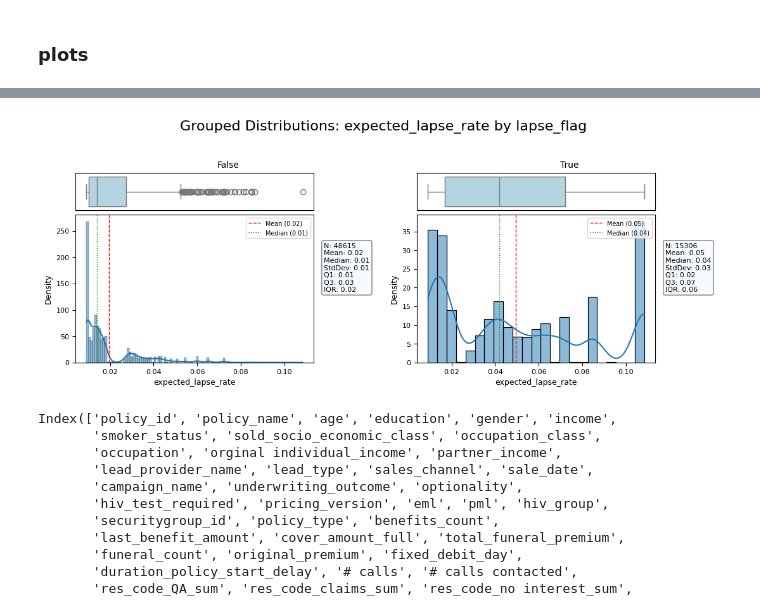
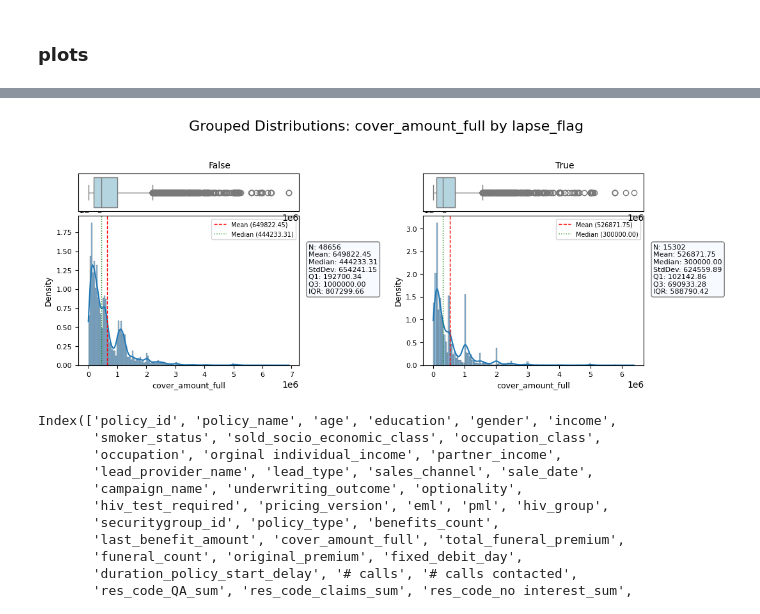
Before and after one commit to Christine-H-code/LapseRate_modeling, a Jupyter notebook: EDA.ipynb, the cells around one changed output, grey strips where cells are left out. Saved outputs shown, nothing was run; the diff lists cells and outputs as text; code cells hidden in the pictures.

```diff
--- a/EDA.ipynb
+++ b/EDA.ipynb
@@ -1256,6 +1333,8 @@ near_f.null_df
 near_f.df[['total_funeral_premium','funeral_count','res_code_update_sum','res_code_sale_sum','res_code_payment_sum','res_code_other_sum','res_code_claims_sum',
                        'res_code_QA_sum','# calls contacted']]=near_f.df[['total_funeral_premium','funeral_count','res_code_update_sum','res_code_sale_sum','res_code_payment_sum','res_code_other_sum','res_code_claims_sum',
                        'res_code_QA_sum','# calls contacted']].fillna(0)
+# %%
+near_f.df.drop(columns=['payment_profile','occupation_class','has_been_recaptured','reason','underwriting_outcome','lead_provider_name','lead_type','occupation','expected_lapse_rate','hiv_group','hiv_test_required'],inplace=True)
 # %%
 near_f.uniq_df
 # %% [output]
@@ -1507,0 +1607,2 @@ plt.show()
+# %%
+value_col ='campaign_name'
@@ -1508,11 +1616,11 @@ plt.show()
 # %%
 #num_cols= ['age'# 'income'#'current individual_income'# 'orginal individual_income'#'partner_income'#  '# calls'# '# calls contacted'#'res_code_QA_sum'# 'res_code_claims_sum'# 'res_code_other_sum'#  'res_code_payment_sum'# 'res_code_sale_sum'# 'res_code_update_sum'#'benefits_count'#'original_premium'#'premium'# 'last_main_premium'# 'prev_premium'# 'last premium amount due'# '* policy start delay months'# '* policy duration months'# 'duration to anniversary'#'cover_amount_full'# 'last_benefit_amount'#'total_funeral_premium'# 'funeral_count'# '# anniversaries'# 'eml'# 'pml'#'number_of_collection_attempts'# 'number_of_successful_collections'# 'total_collected'# 'net_collected'# 'payment_method_DebiCheck_sum'#'payment_method_EFT_sum'# 'payment_method_Pre Fund_sum'# 'payment rate'#'# claims'# 'expected_lapse_rate'],
 
-value_col =  'expected_lapse_rate'
+
 catgory_col='lapse_flag'
 plot_grouped_distributions(near_f.df, value_col, category_col=catgory_col,cat_list = [], main_title="Grouped Distributions")
 # %% [output]
-[figure, old version]
+[figure, new version]
 # %%
 at_inception.df.columns
 # %% [output]
```
Also changed, not shown: parts of 42 cells of this notebook.
